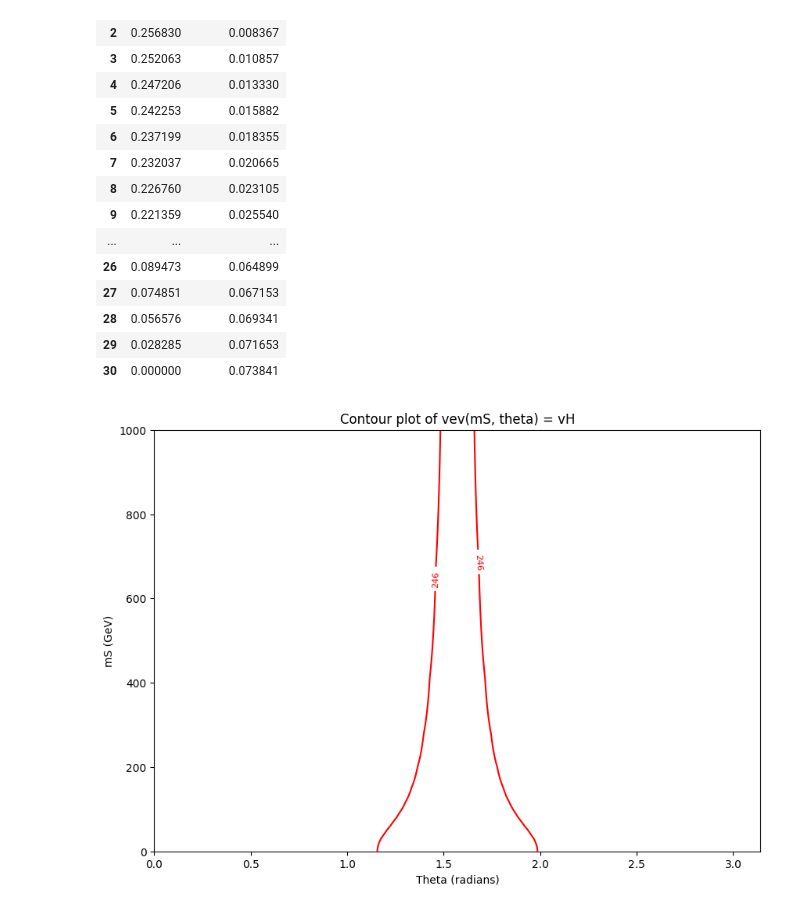
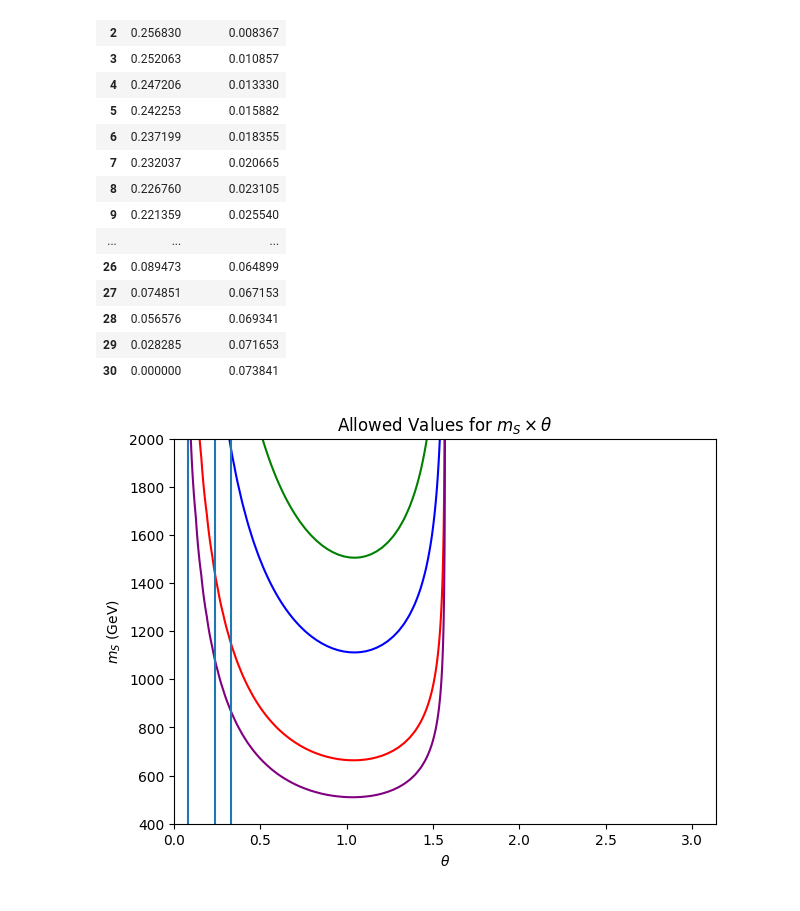
Before and after one commit to robalvess/Goofy-Scalar, a Jupyter notebook: parameter.ipynb, the cells around one changed output. Saved outputs shown, nothing was run; the diff lists cells and outputs as text; code cells hidden in the pictures.

```diff
--- a/parameter.ipynb
+++ b/parameter.ipynb
@@ -156,17 +154,31 @@ def vev(mS,theta):
-# %%
-ms_values = np.linspace(0, 1000, 100)
-theta_values = np.linspace(0, np.pi, 100)
-
-X,Y = np.meshgrid(theta_values, ms_values)
-Z = vev(Y, X)
-c = vH
-
-fig, ax = plt.subplots(figsize=(10,7))
-contour = ax.contour(X, Y, Z, levels=[vH], colors='red')
-ax.clabel(contour, inline=True, fontsize=8)
-ax.set_xlabel('Theta (radians)')
-ax.set_ylabel('mS (GeV)')
-ax.set_title('Contour plot of vev(mS, theta) = vH')
-plt.show()
-# %% [output]
-[figure, removed]
+# %%
+def product(mS, theta):
+    return (-MH**4 + mS**4) * np.sin(2*theta) - 1/2*(MH**2 - mS**2)**2 * np.sin(4*theta)
+# %%
+ms_values = np.linspace(400, 2000, 100)
+theta_values = np.linspace(0, np.pi, 100)
+
+X,Y = np.meshgrid(theta_values, ms_values)
+Z = product(Y, X)
+c = vH*(vS)**3
+d = vH*(2*vS)**3
+e = vH*(3*vS)**3
+f = vH*(700)**3
+
+fig, ax = plt.subplots(figsize=(7,5))
+contour = ax.contour(X, Y, Z, levels=[c], colors='red')
+contour = ax.contour(X, Y, Z, levels=[d], colors='blue')
+contour = ax.contour(X, Y, Z, levels=[e], colors='green')
+contour = ax.contour(X, Y, Z, levels=[f], colors='purple')
+ax.set_xlabel(r'$\theta$')
+ax.set_ylabel(r'$m_S$ (GeV)')
+ax.set_title(r'Allowed Values for $m_S \times \theta$')
+plt.axvline(0.08, label=r'1\sigma')
+plt.axvline(0.24)
+plt.axvline(0.33)
+#degree_formatter = FuncFormatter(lambda x, pos: f'{np.rad2deg(x):.0f}°')
+#ax.xaxis.set_major_formatter(degree_formatter)
+
+plt.show()
+# %% [output]
+[figure, added]
```
Also changed, not shown: parts of 2 cells of this notebook.
